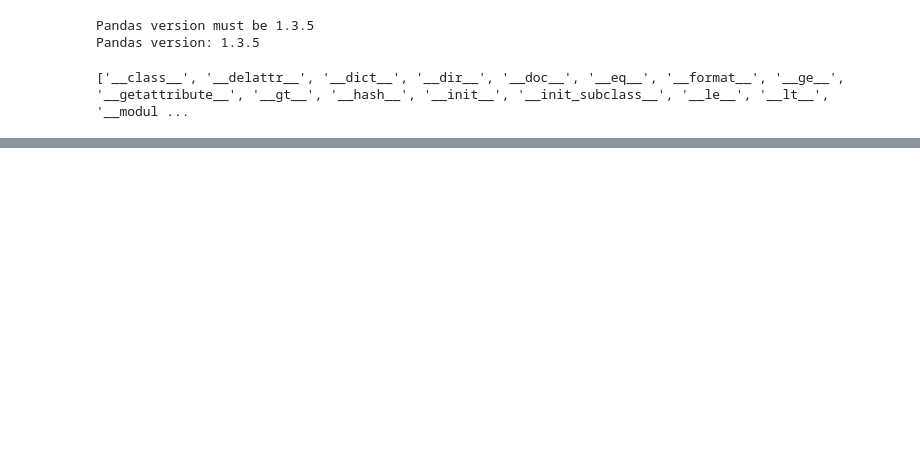
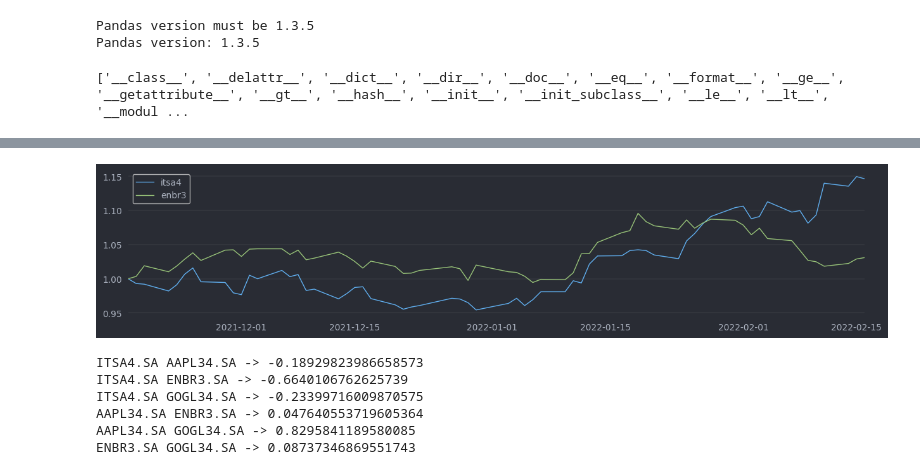
Before and after one commit to Giatroo/investiments, a Jupyter notebook: testing.ipynb, the cells around one changed output, grey strips where cells are left out. Saved outputs shown, nothing was run; the diff lists cells and outputs as text; code cells hidden in the pictures; blank space fills up the shorter version.

```diff
--- a/testing.ipynb
+++ b/testing.ipynb
@@ -42,0 +45,28 @@ plotter.dividends()
+# %%
+from util import get_ticker
+series = get_ticker('itsa4').history(period='3mo')['Close']
+series = series / series.iloc[0]
+series.name = 'itsa4'
+series1 = get_ticker('enbr3').history(period='3mo')['Close']
+series1 = series1 / series1.iloc[0]
+series1.name = 'enbr3'
+history_df = pd.concat([series, series1], axis='columns')
+# %%
+plotter.multi_lineplot(history_df)
+# %% [output]
+[figure, added]
+# %%
+from Portfolio import Portfolio
+
+tickers = ['ITSA4', 'AAPL34', 'ENBR3', 'GOGL34']
+percs = [0.25, 0.25, 0.20, 0.30]
+
+portfolio = Portfolio(tickers, percs)
+portfolio.get_correlations()
+# %% [output]
+ITSA4.SA AAPL34.SA -> -0.18929823986658573
+ITSA4.SA ENBR3.SA -> -0.6640106762625739
+ITSA4.SA GOGL34.SA -> -0.23399716009870575
+AAPL34.SA ENBR3.SA -> 0.047640553719605364
+AAPL34.SA GOGL34.SA -> 0.8295841189580085
+ENBR3.SA GOGL34.SA -> 0.08737346869551743
```
Also changed, not shown: parts of 4 cells of this notebook.
